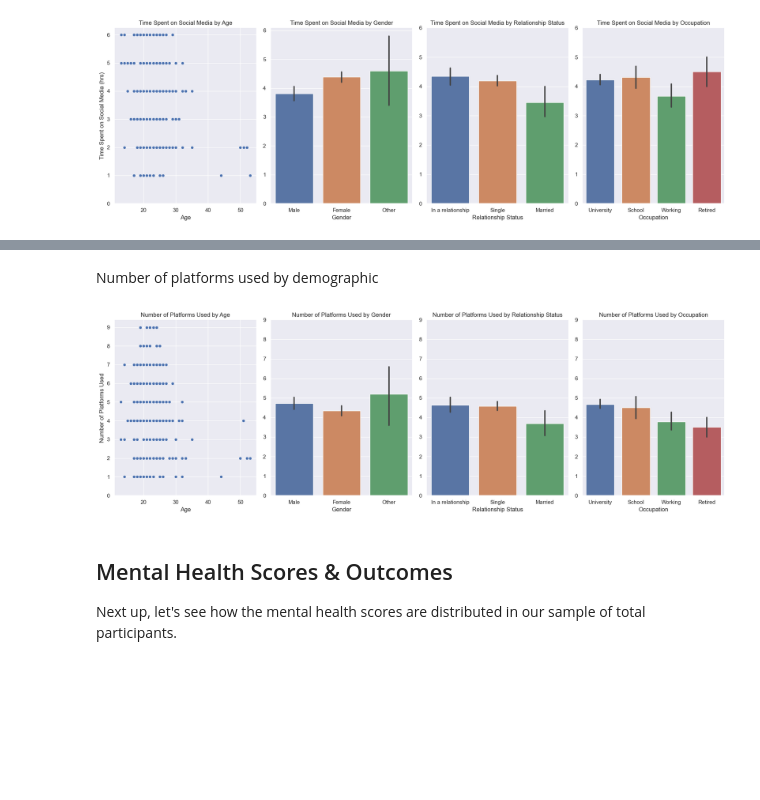
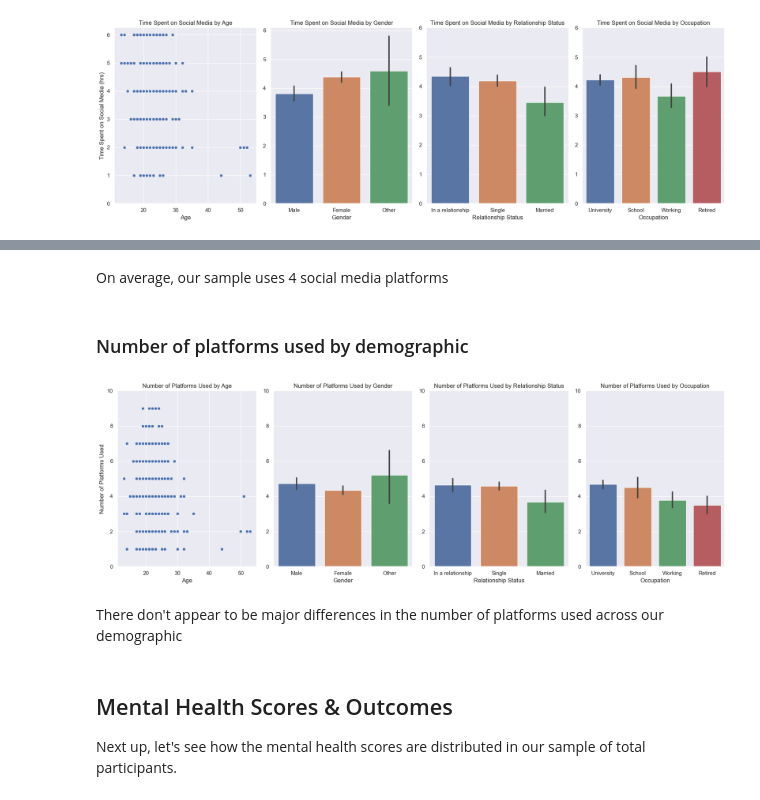
Before and after one commit to allygee/smmh_project, a Jupyter notebook: Social Media Mental Heallth Notebook.ipynb, the cells around one changed output, grey strips where cells are left out. Drawn from its saved outputs; the diff is of its cells as text; code cells hidden in the pictures; blank space fills up the shorter version.

```diff
--- a/Social Media Mental Heallth Notebook.ipynb
+++ b/Social Media Mental Heallth Notebook.ipynb
@@ -571,34 +619,38 @@ the p-value of the Shapiro-Wilkes test is 2.0444774762040652e-08
+# %% [markdown]
+On average, our sample uses 4 social media platforms
 # %% [markdown]
-Number of platforms used by demographic
+### Number of platforms used by demographic
 # %%
 fig, axes = plt.subplots(nrows=1, ncols=4, figsize=(18, 6))
 
 # Subplot 1: # of platforms on social media across different age groups
 sns.scatterplot(x=data['Age'], y=data['Platform Count'], data=data, ax=axes[0]).set(
     title ='Number of Platforms Used by Age',
-    ylabel='Number of Platforms Used', yticks=range(10))
+    ylabel='Number of Platforms Used', yticks=range(0,11,2))
 
 # Subplot 2: # of platforms on social media across different genders
 sns.barplot(x=data['Gender'], y=data['Platform Count'], data=data, ax=axes[1]).set(
     title ='Number of Platforms Used by Gender',
-    ylabel=None, yticks=range(10))
+    ylabel=None, yticks=range(0,11,2))
 
 # Subplot 3: # of platforms on social media across different relationship statuses
 sns.barplot(x=data['Relationship Status'], y=data['Platform Count'], data=data, ax=axes[2]).set(
     title ='Number of Platforms Used by Relationship Status',
-    ylabel=None, yticks=range(10))
+    ylabel=None, yticks=range(0,11,2))
 
 sns.barplot(x=data['Occupation'], y=data['Platform Count'], data=data, ax=axes[3]).set(
     title ='Number of Platforms Used by Occupation',
-    ylabel=None, yticks=range(10))
+    ylabel=None, yticks=range(0,11,2))
 
 # Adjust layout for better spacing
 plt.tight_layout()
 
 # Show the plots
 plt.show()
 # %% [output]
-[figure, old version]
+[figure, new version]
+# %% [markdown]
+There don't appear to be major differences in the number of platforms used across our demographic
 # %% [markdown]
 ## Mental Health Scores & Outcomes
 
```
Also changed, not shown: parts of 40 cells of this notebook.
